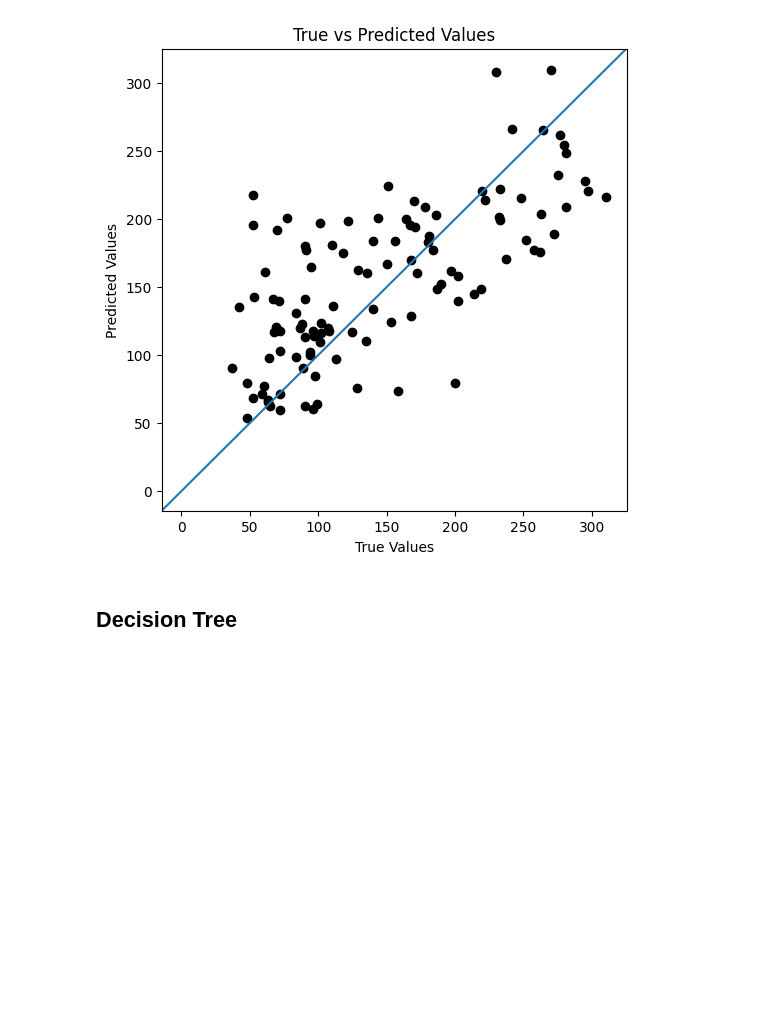
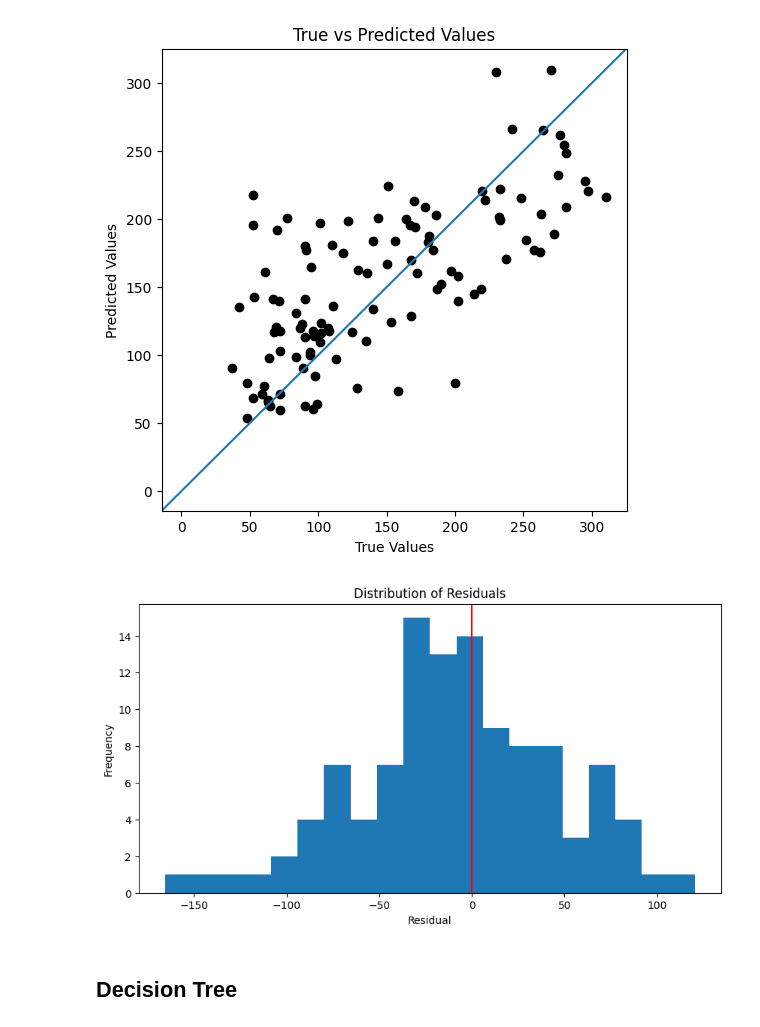
Before and after one commit to hsma-programme/h6_4e_boosted_trees, a Jupyter notebook: teaching_notebooks/tree_based_models_regression.ipynb, the cells around one changed output. Drawn from its saved outputs; the diff is of its cells as text; code cells hidden in the pictures; blank space fills up the shorter version.

```diff
--- a/teaching_notebooks/tree_based_models_regression.ipynb
+++ b/teaching_notebooks/tree_based_models_regression.ipynb
@@ -202,6 +216,10 @@ Mean absolute percentage error: 40.74%
 Root Mean squared error: 54.25
 Coefficient of determination: 0.47
 [figure]
+# %%
+plot_residuals(diabetes_y_test, diabetes_y_pred)
+# %% [output]
+[figure, added]
 # %% [markdown]
 ## Decision Tree
 # %%
```
Also changed, not shown: parts of 10 cells of this notebook, 4 other files.
